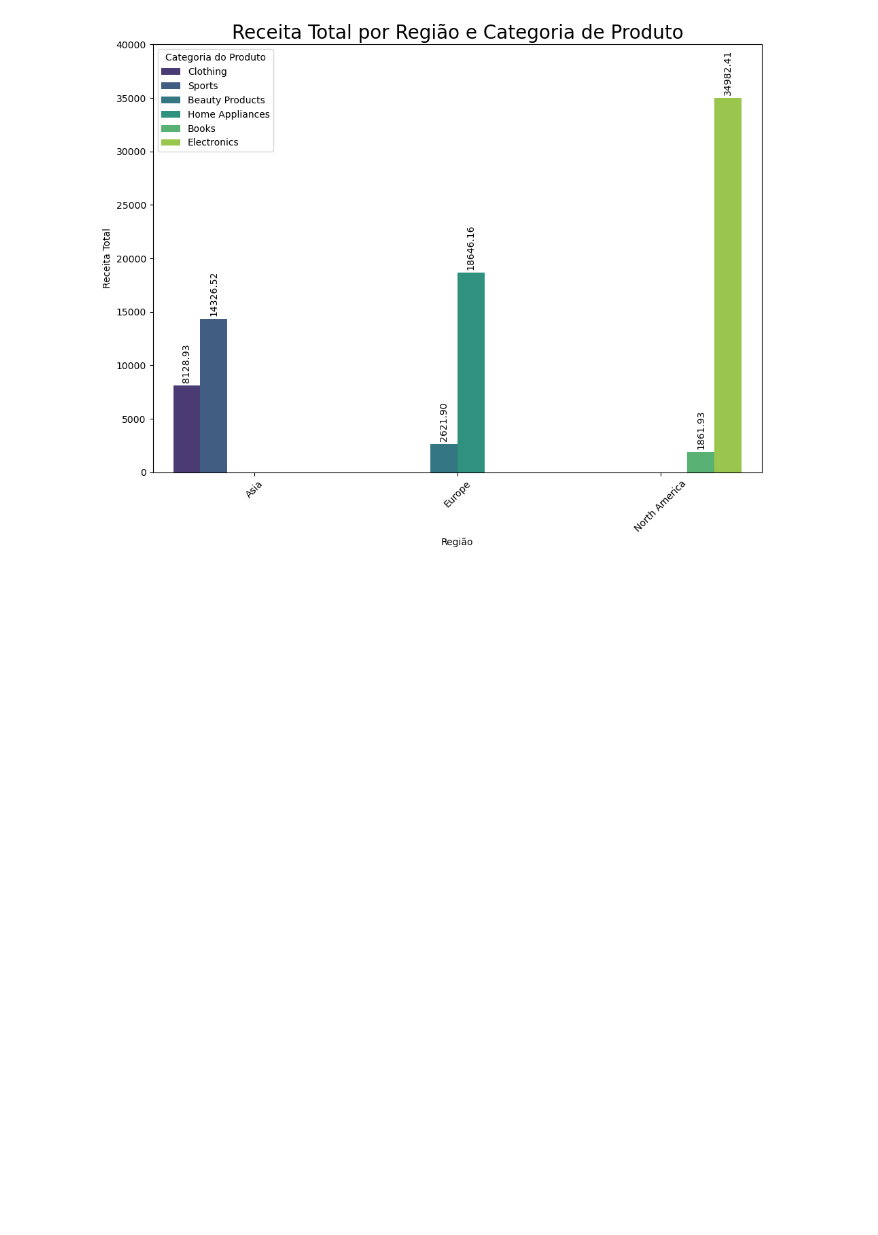
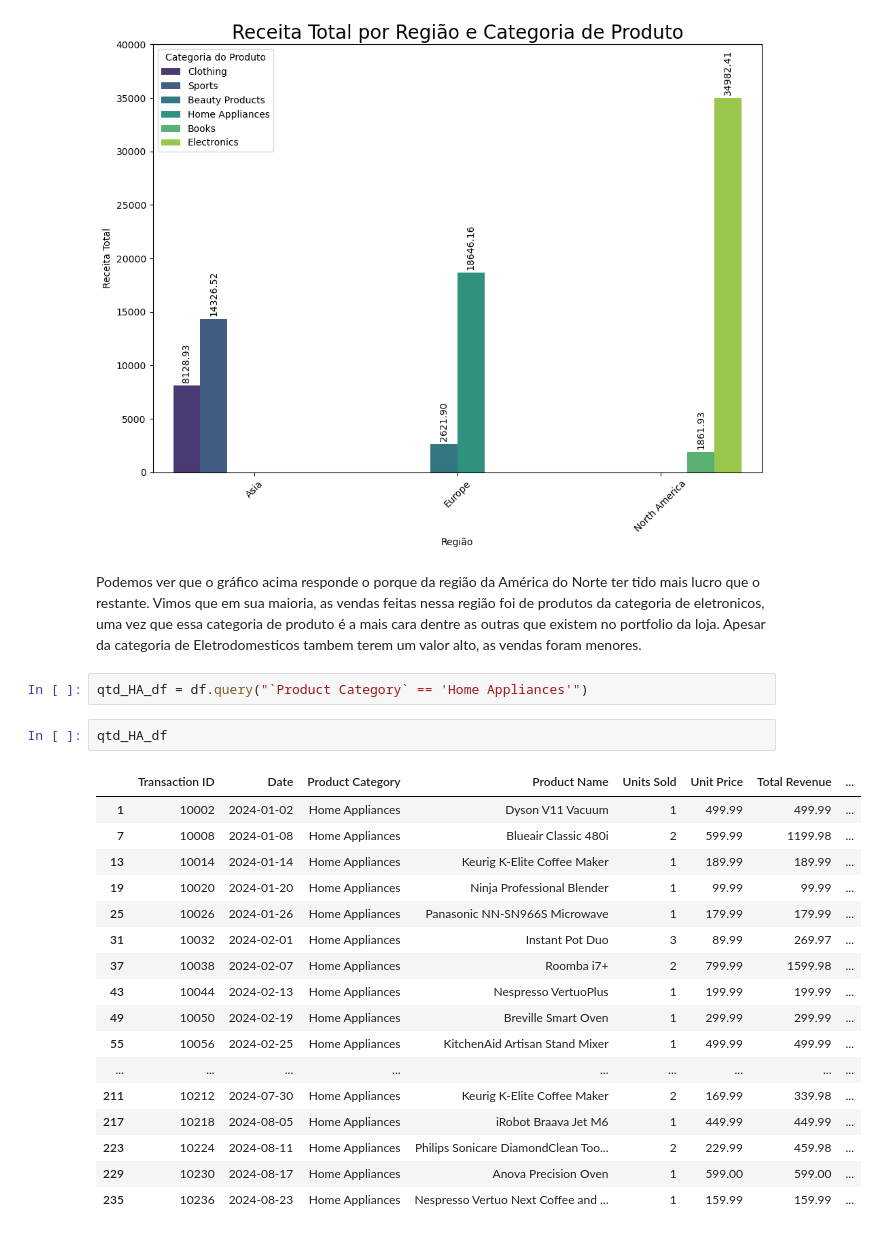
Before and after one commit to RichardHra2023/Projeto-Vendas-Online, a Jupyter notebook: Projeto Vendas Online.ipynb, the cells around one changed output. Saved outputs shown, nothing was run; the diff lists cells and outputs as text; blank space fills up the shorter version.

```diff
--- a/Projeto Vendas Online.ipynb
+++ b/Projeto Vendas Online.ipynb
@@ -382,3 +488,27 @@ plt.tight_layout()
 plt.show()
 # %% [output]
 [figure]
+# %% [markdown]
+Podemos ver que o gráfico acima responde o porque da região da América do Norte ter tido mais lucro que o restante. Vimos que em sua maioria, as vendas feitas nessa região foi de produtos da categoria de eletronicos, uma vez que essa categoria de produto é a mais cara dentre as outras que existem no portfolio da loja. Apesar da categoria de Eletrodomesticos tambem terem um valor alto, as vendas foram menores.
+# %%
+qtd_HA_df = df.query("`Product Category` == 'Home Appliances'")
+# %%
+qtd_HA_df
+# %% [output]
+|  | Transaction ID | Date | Product Category | Product Name | Units Sold | Unit Price | Total Revenue | ... |
+| 1 | 10002 | 2024-01-02 | Home Appliances | Dyson V11 Vacuum | 1 | 499.99 | 499.99 | ... |
+| 7 | 10008 | 2024-01-08 | Home Appliances | Blueair Classic 480i | 2 | 599.99 | 1199.98 | ... |
+| 13 | 10014 | 2024-01-14 | Home Appliances | Keurig K-Elite Coffee Maker | 1 | 189.99 | 189.99 | ... |
+| 19 | 10020 | 2024-01-20 | Home Appliances | Ninja Professional Blender | 1 | 99.99 | 99.99 | ... |
+| 25 | 10026 | 2024-01-26 | Home Appliances | Panasonic NN-SN966S Microwave | 1 | 179.99 | 179.99 | ... |
+| 31 | 10032 | 2024-02-01 | Home Appliances | Instant Pot Duo | 3 | 89.99 | 269.97 | ... |
+| 37 | 10038 | 2024-02-07 | Home Appliances | Roomba i7+ | 2 | 799.99 | 1599.98 | ... |
+| 43 | 10044 | 2024-02-13 | Home Appliances | Nespresso VertuoPlus | 1 | 199.99 | 199.99 | ... |
+| 49 | 10050 | 2024-02-19 | Home Appliances | Breville Smart Oven | 1 | 299.99 | 299.99 | ... |
+| 55 | 10056 | 2024-02-25 | Home Appliances | KitchenAid Artisan Stand Mixer | 1 | 499.99 | 499.99 | ... |
+| ... | ... | ... | ... | ... | ... | ... | ... | ... |
+| 211 | 10212 | 2024-07-30 | Home Appliances | Keurig K-Elite Coffee Maker | 2 | 169.99 | 339.98 | ... |
+| 217 | 10218 | 2024-08-05 | Home Appliances | iRobot Braava Jet M6 | 1 | 449.99 | 449.99 | ... |
+| 223 | 10224 | 2024-08-11 | Home Appliances | Philips Sonicare DiamondClean Too... | 2 | 229.99 | 459.98 | ... |
+| 229 | 10230 | 2024-08-17 | Home Appliances | Anova Precision Oven | 1 | 599.00 | 599.00 | ... |
+| 235 | 10236 | 2024-08-23 | Home Appliances | Nespresso Vertuo Next Coffee and ... | 1 | 159.99 | 159.99 | ... |
```
Also changed, not shown: parts of 14 cells of this notebook.
